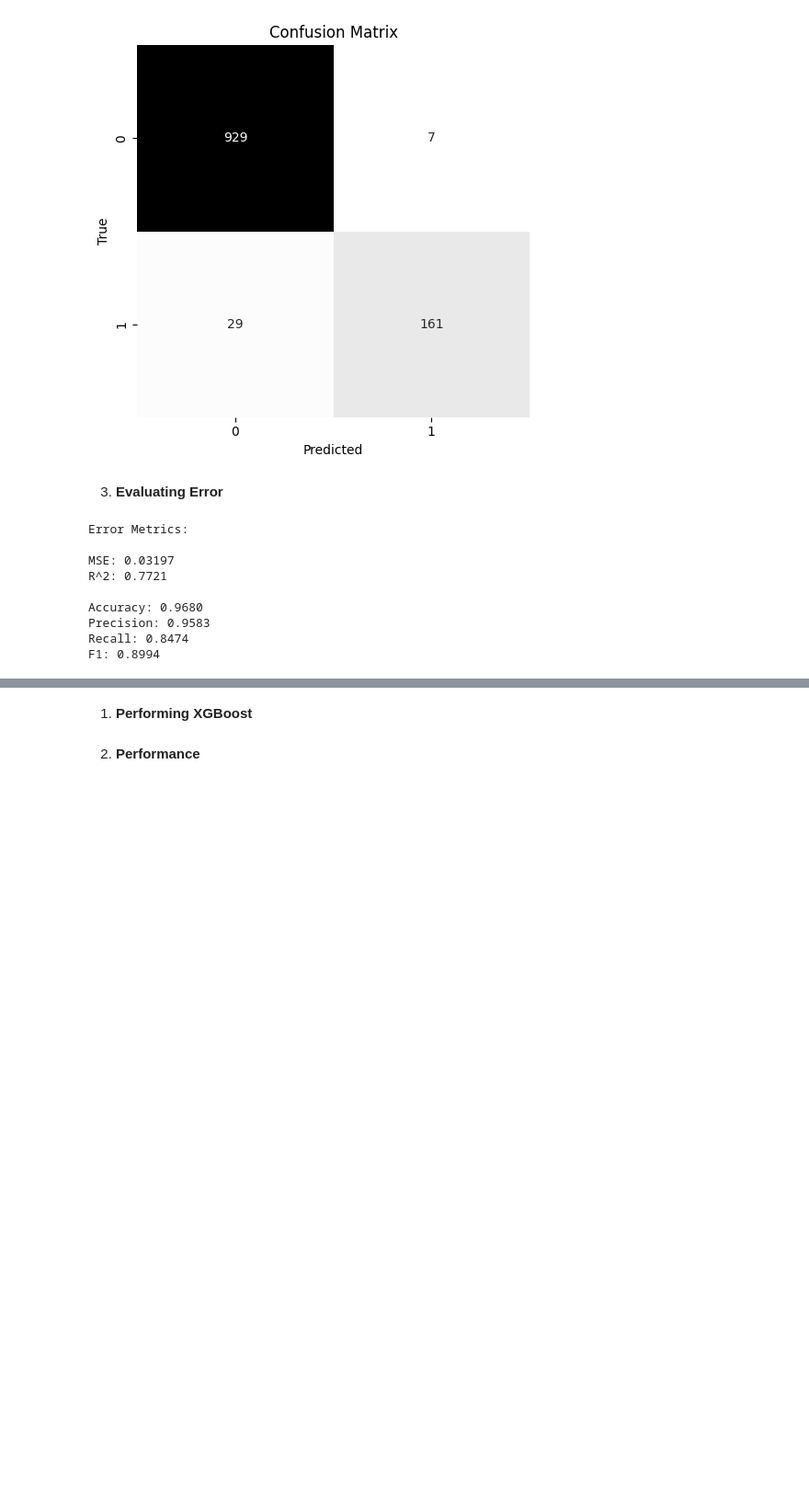
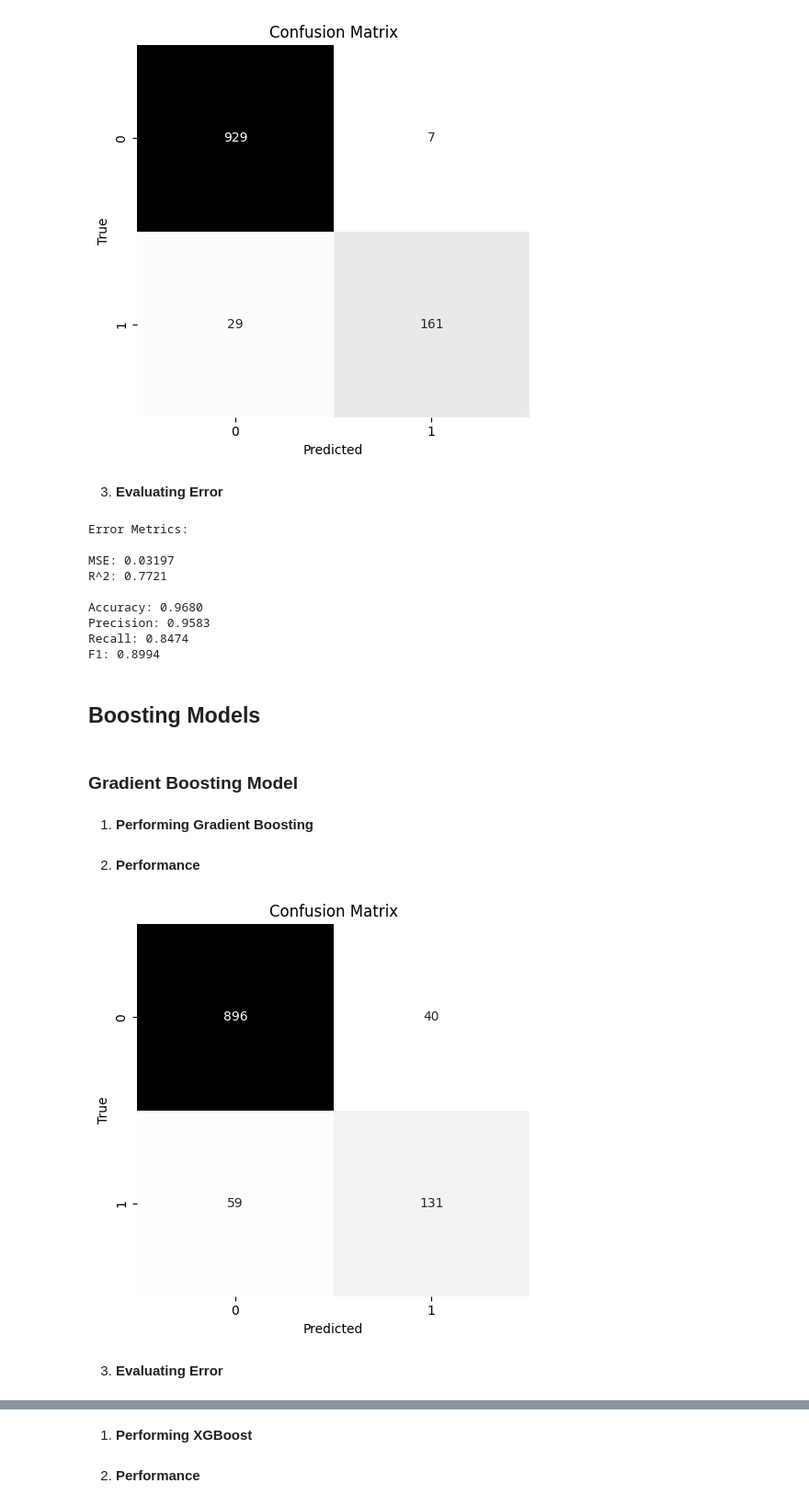
Before and after one commit to SepehrAkbari/LFC-courses, a Jupyter notebook: CSCI-250/Projects/P1/main.ipynb, the cells around one changed output, grey strips where cells are left out. Shown at 92% size. Drawn from its saved outputs; the diff is of its cells as text; code cells hidden in the pictures; blank space fills up the shorter version.

```diff
--- a/CSCI-250/Projects/P1/main.ipynb
+++ b/CSCI-250/Projects/P1/main.ipynb
@@ -604,3 +731,30 @@ Accuracy: 0.9680
 Precision: 0.9583
 Recall: 0.8474
 F1: 0.8994
+# %% [markdown]
+## Boosting Models
+# %% [markdown]
+### **Gradient Boosting Model**
+# %% [markdown]
+1. **Performing Gradient Boosting**
+# %%
+model_gb = GradientBoostingClassifier(random_state=250)
+model_gb.fit(X_train_scaled, y_train_resampled)
+y_pred_gb = model_gb.predict(X_test_scaled)
+y_pred_gb_proba = model_gb.predict_proba(X_test_scaled)[:, 1]
+# %% [markdown]
+2. **Performance**
+# %%
+cm_gb = confusion_matrix(y_test, y_pred_gb)
+
+plt.figure(figsize=(5, 5))
+sns.heatmap(cm_gb, annot=True, fmt='d', cmap='Greys', cbar=False)
+plt.title('Confusion Matrix')
+plt.xlabel('Predicted')
+plt.ylabel('True')
+plt.tight_layout()
+plt.show()
+# %% [output]
+[figure, added]
+# %% [markdown]
+3. **Evaluating Error**
```
Also changed, not shown: parts of 20 cells of this notebook, 5 other files.
